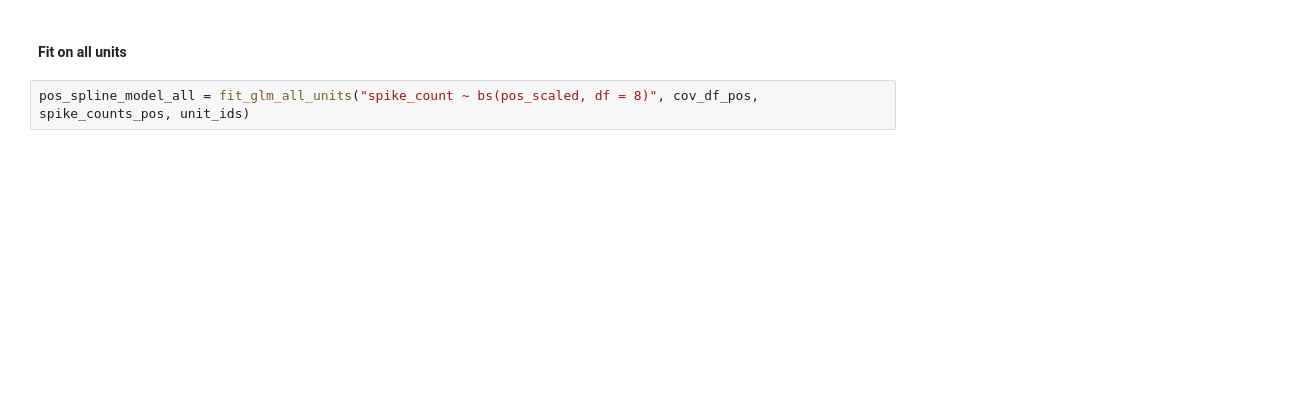
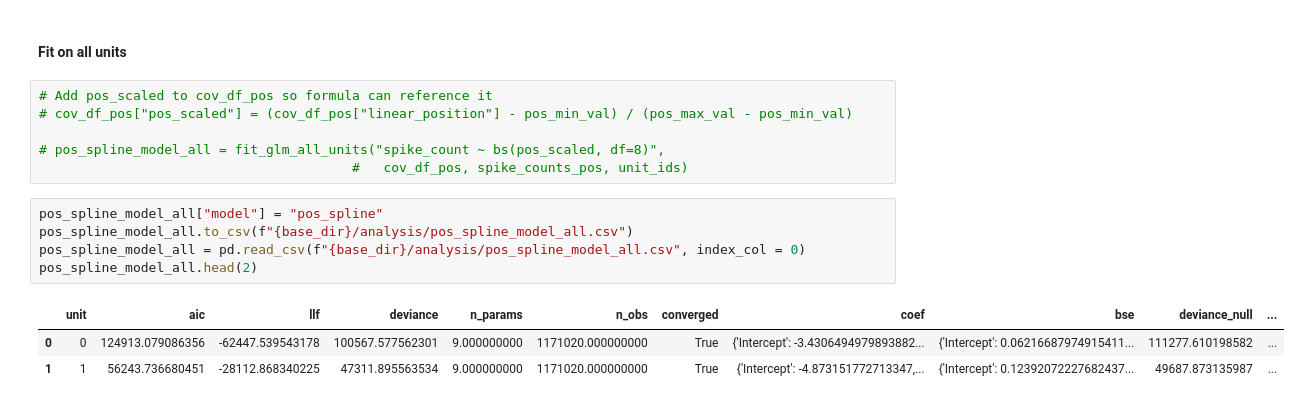
Before and after one commit to anirudh073/pfc-movement-analysis, a Jupyter notebook: notebooks/encoding.ipynb, the cells around one changed output. Cells and saved outputs as stored; diff of their text form; blank space fills up the shorter version.

```diff
--- a/notebooks/encoding.ipynb
+++ b/notebooks/encoding.ipynb
@@ -626,4 +663,17 @@ plt.tight_layout()
 # %% [markdown]
 #### Fit on all units
 # %%
-pos_spline_model_all = fit_glm_all_units("spike_count ~ bs(pos_scaled, df = 8)", cov_df_pos, spike_counts_pos, unit_ids)
+# Add pos_scaled to cov_df_pos so formula can reference it
+# cov_df_pos["pos_scaled"] = (cov_df_pos["linear_position"] - pos_min_val) / (pos_max_val - pos_min_val)
+
+# pos_spline_model_all = fit_glm_all_units("spike_count ~ bs(pos_scaled, df=8)",
+                                        #   cov_df_pos, spike_counts_pos, unit_ids)
+# %%
+pos_spline_model_all["model"] = "pos_spline"
+pos_spline_model_all.to_csv(f"{base_dir}/analysis/pos_spline_model_all.csv")
+pos_spline_model_all = pd.read_csv(f"{base_dir}/analysis/pos_spline_model_all.csv", index_col = 0)
+pos_spline_model_all.head(2)
+# %% [output]
+|  | unit | aic | llf | deviance | n_params | n_obs | converged | coef | bse | deviance_null | ... |
+| 0 | 0 | 124913.079086356 | -62447.539543178 | 100567.577562301 | 9.000000000 | 1171020.000000000 | True | {'Intercept': -3.4306494979893882... | {'Intercept': 0.06216687974915411... | 111277.610198582 | ... |
+| 1 | 1 | 56243.736680451 | -28112.868340225 | 47311.895563534 | 9.000000000 | 1171020.000000000 | True | {'Intercept': -4.873151772713347,... | {'Intercept': 0.12392072227682437... | 49687.873135987 | ... |
```
Also changed, not shown: parts of 17 cells of this notebook.
